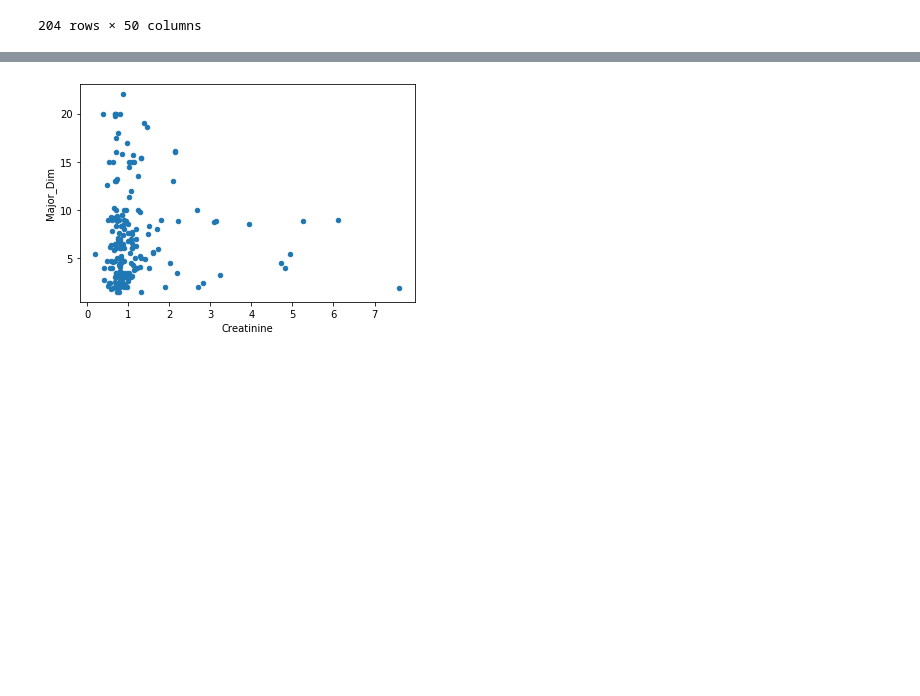
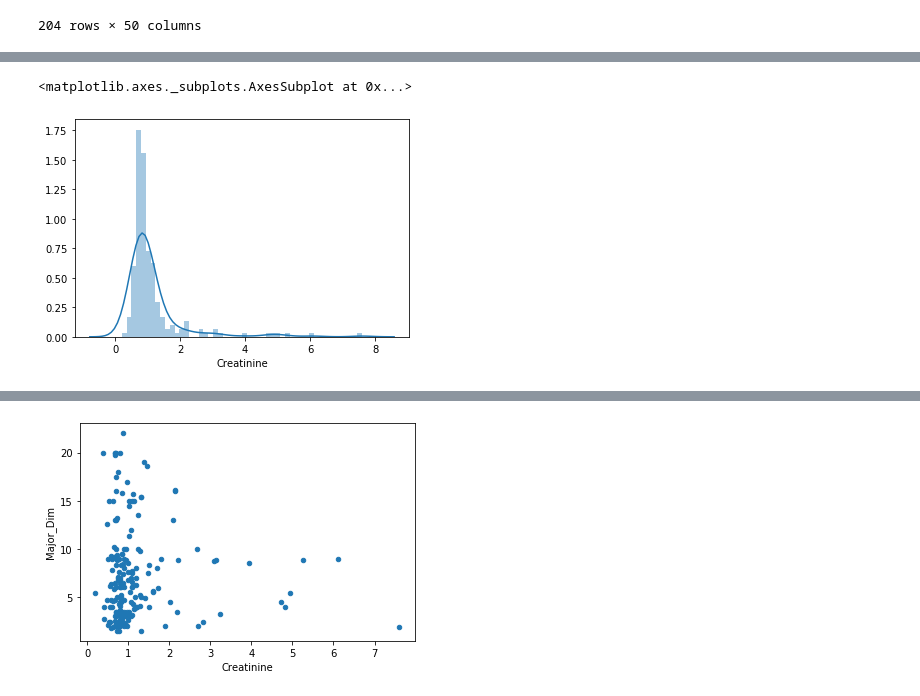
Before and after one commit to cgarciav/base-de-datos-HCC, a Jupyter notebook: visualizacion datos.ipynb, the cells around one changed output, grey strips where cells are left out. Cells and saved outputs as stored; diff of their text form; code cells hidden in the pictures; blank space fills up the shorter version.

```diff
--- a/visualizacion datos.ipynb
+++ b/visualizacion datos.ipynb
@@ -26,0 +40,5 @@ datos
+# %%
+sns.distplot(datos['Creatinine'])
+# %% [output]
+<matplotlib.axes._subplots.AxesSubplot at 0x...>
+[figure, added]
```
Also changed, not shown: parts of 2 cells of this notebook.
